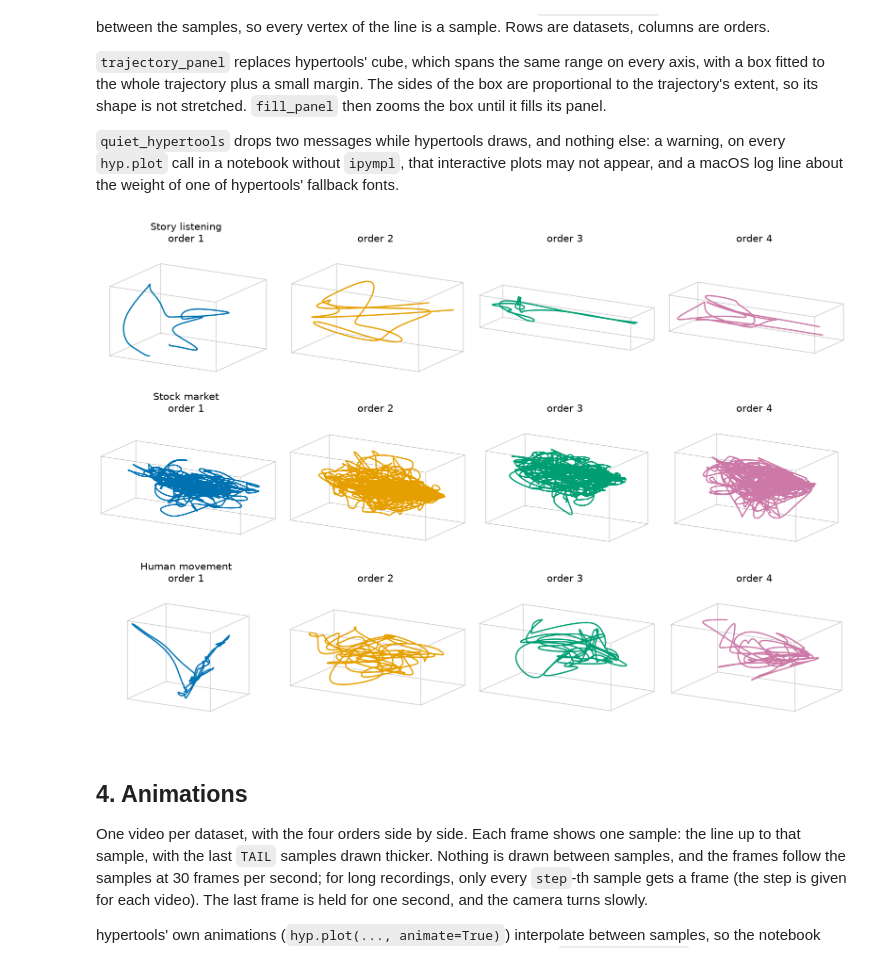
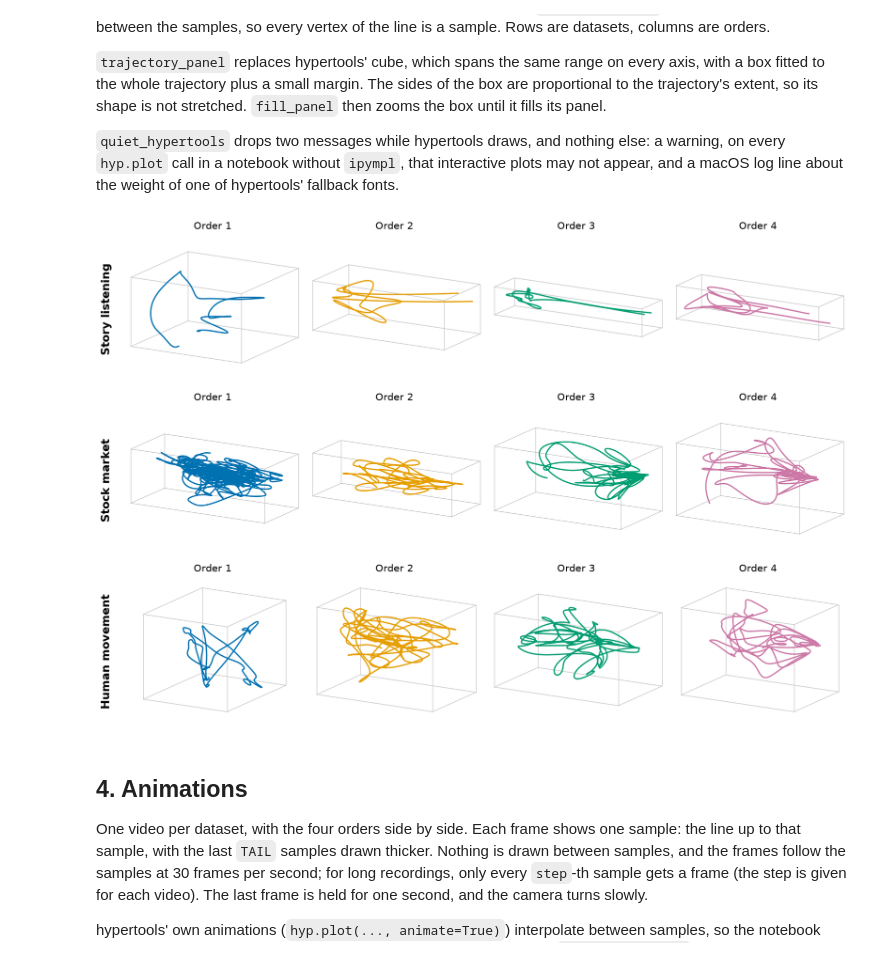
Before and after one commit to ContextLab/timecorr, a Jupyter notebook: docs/tutorial/trajectories.ipynb, the cells around one changed output. Saved outputs shown, nothing was run; the diff lists cells and outputs as text; code cells hidden in the pictures.

```diff
--- a/docs/tutorial/trajectories.ipynb
+++ b/docs/tutorial/trajectories.ipynb
@@ -169,7 +182,6 @@ The first and last `EDGE` timepoints are then left out: there the kernels reach
 # %%
 DATASETS = {'Story listening': story, 'Stock market': stocks, 'Human movement': movement}
-EDGE = 25
-features = {}
+features, edges = {}, {}
 for name, data in DATASETS.items():
     start = time.time()
     with warnings.catch_warnings(record=True) as caught:
@@ -177,9 +189,13 @@ for name, data in DATASETS.items():
         X, info = tc.features(data, order=4, return_info=True)
     if isinstance(data, list):
         X = [np.mean(x, axis=0) for x in X]
-    features[name] = [x[EDGE:len(x) - EDGE] for x in X]
+    # kernel standard deviations in timepoints (rows of each order's input times timepoints per row)
+    widest = max(step['kernel_sd'] * step.get('sampling', 1) for step in info)
+    edges[name] = edge = int(np.ceil(2 * widest))
+    features[name] = [x[edge:len(x) - edge] for x in X]
     widths = ', '.join(f'X[{k}]: {X[k].shape[1]}' for k in range(1, 5))
-    print(f'{name}: {time.time() - start:.0f} s; columns {widths}')
+    print(f'{name}: {time.time() - start:.0f} s; columns {widths}; '
+          f'largest kernel sd {widest:.0f} timepoints, edge {edge}')
     for message in sorted({str(w.message) for w in caught}):
         print(f'  warning ({sum(str(w.message) == message for w in caught)}x): {message}')
 # %% [output]
@@ -244,38 +259,41 @@ def trajectory_panel(ax, x, color, title, linewidth, fontsize, margin=0.04):
 
 
 def fill_panel(ax, azimuths, elev=15, fill=0.94, title_px=60):
     """Zoom the box so that, at every camera angle in azimuths, it fills its panel.
 
     A 3-D axes draws in a square inside its panel; the box may extend past that square
     (clipping is turned off), but not past the panel."""
     ax.apply_aspect()
     panel = ax.get_position(original=True).transformed(ax.figure.transFigure)
     corners = np.array(list(itertools.product(ax.get_xlim(), ax.get_ylim(), ax.get_zlim())))
     width = height = 0
     for azim in azimuths:
         ax.view_init(elev=elev, azim=azim)
         x, y, _ = proj3d.proj_transform(*corners.T, ax.get_proj())
         pixels = ax.transData.transform(np.column_stack([x, y]))
         width, height = max(width, np.ptp(pixels[:, 0])), max(height, np.ptp(pixels[:, 1]))
     zoom = fill * min(panel.width / width, (panel.height - title_px) / height)
     ax.set_box_aspect(ax.get_box_aspect(), zoom=zoom)
     for artist in ax.lines:
         artist.set_clip_on(False)
 
 
 with quiet_hypertools():
     fig, axes = plt.subplots(3, 4, figsize=(16, 11), subplot_kw={'projection': '3d'})
     for row, (name, X) in enumerate(features.items()):
         for k in range(1, 5):
-            trajectory_panel(axes[row, k - 1], X[k], COLORS[k - 1],
-                             f'{name}\norder {k}' if k == 1 else f'order {k}', linewidth=2, fontsize=15)
-    fig.subplots_adjust(left=0, right=1, bottom=0, top=0.94, wspace=0.02, hspace=0.15)
+            trajectory_panel(axes[row, k - 1], X[k], COLORS[k - 1], f'Order {k}', linewidth=2, fontsize=15)
+    fig.subplots_adjust(left=0.035, right=1, bottom=0, top=0.96, wspace=0.02, hspace=0.12)
+    for row, name in enumerate(features):
+        box = axes[row, 0].get_position()
+        fig.text(0.012, (box.y0 + box.y1) / 2, name, rotation=90, ha='center', va='center',
+                 fontsize=17, weight='bold')
     for ax in axes.flat:
-        fill_panel(ax, [-60], title_px=70)
+        fill_panel(ax, [-60], title_px=45)
     display(fig)
     plt.close(fig)
 # %% [output]
-[figure, old version]
+[figure, new version]
 # %% [markdown]
 ## 4. Animations
 
```
Also changed, not shown: parts of 13 cells of this notebook, 3 other files.
